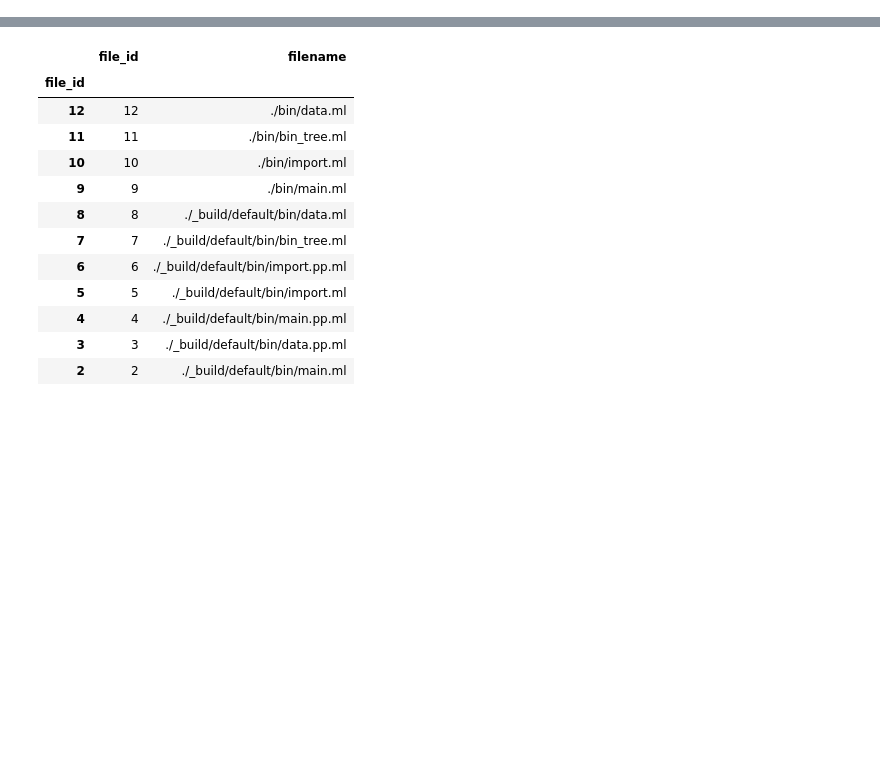
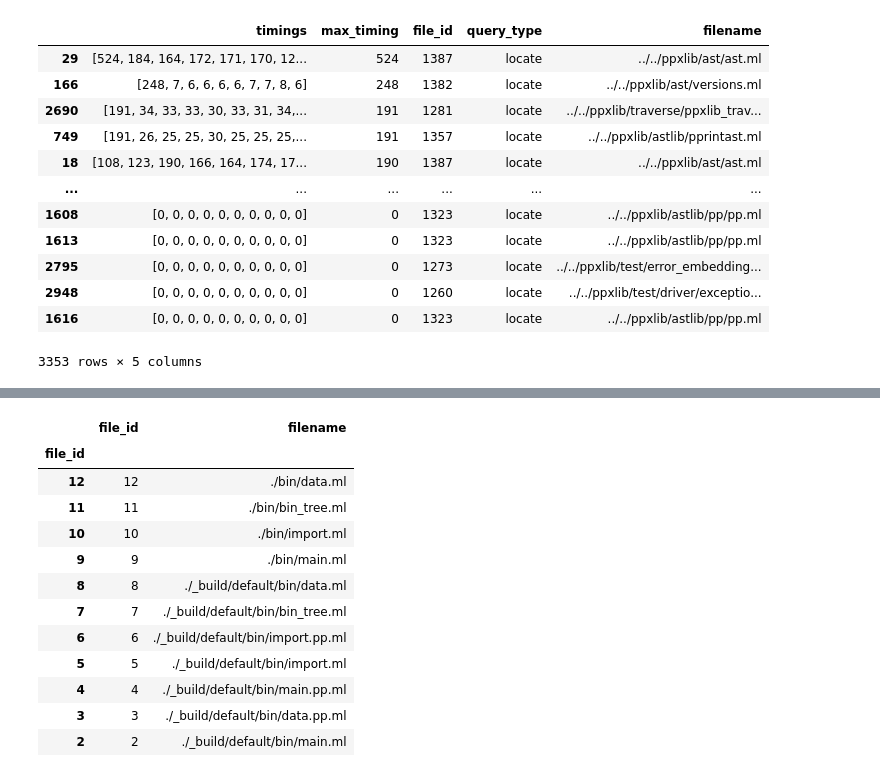
Before and after one commit to pitag-ha/merl-an, a Jupyter notebook: data/analysis.ipynb, the cells around one changed output, grey strips where cells are left out. Saved outputs shown, nothing was run; the diff lists cells and outputs as text; code cells hidden in the pictures; blank space fills up the shorter version.

```diff
--- a/data/analysis.ipynb
+++ b/data/analysis.ipynb
@@ -11,0 +40,17 @@ for l in open("timing.result", "r") :
+# %%
+ti = timing.sort_values("max_timing", ascending = False)
+ti.drop(columns=["sample_id"])
+# %% [output]
+|  | timings | max_timing | file_id | query_type | filename |
+| 29 | [524, 184, 164, 172, 171, 170, 12... | 524 | 1387 | locate | ../../ppxlib/ast/ast.ml |
+| 166 | [248, 7, 6, 6, 6, 6, 7, 7, 8, 6] | 248 | 1382 | locate | ../../ppxlib/ast/versions.ml |
+| 2690 | [191, 34, 33, 33, 30, 33, 31, 34,... | 191 | 1281 | locate | ../../ppxlib/traverse/ppxlib_trav... |
+| 749 | [191, 26, 25, 25, 30, 25, 25, 25,... | 191 | 1357 | locate | ../../ppxlib/astlib/pprintast.ml |
+| 18 | [108, 123, 190, 166, 164, 174, 17... | 190 | 1387 | locate | ../../ppxlib/ast/ast.ml |
+| ... | ... | ... | ... | ... | ... |
+| 1608 | [0, 0, 0, 0, 0, 0, 0, 0, 0, 0] | 0 | 1323 | locate | ../../ppxlib/astlib/pp/pp.ml |
+| 1613 | [0, 0, 0, 0, 0, 0, 0, 0, 0, 0] | 0 | 1323 | locate | ../../ppxlib/astlib/pp/pp.ml |
+| 2795 | [0, 0, 0, 0, 0, 0, 0, 0, 0, 0] | 0 | 1273 | locate | ../../ppxlib/test/error_embedding... |
+| 2948 | [0, 0, 0, 0, 0, 0, 0, 0, 0, 0] | 0 | 1260 | locate | ../../ppxlib/test/driver/exceptio... |
+| 1616 | [0, 0, 0, 0, 0, 0, 0, 0, 0, 0] | 0 | 1323 | locate | ../../ppxlib/astlib/pp/pp.ml |
+3353 rows × 5 columns
```
Also changed, not shown: parts of 10 cells of this notebook.
